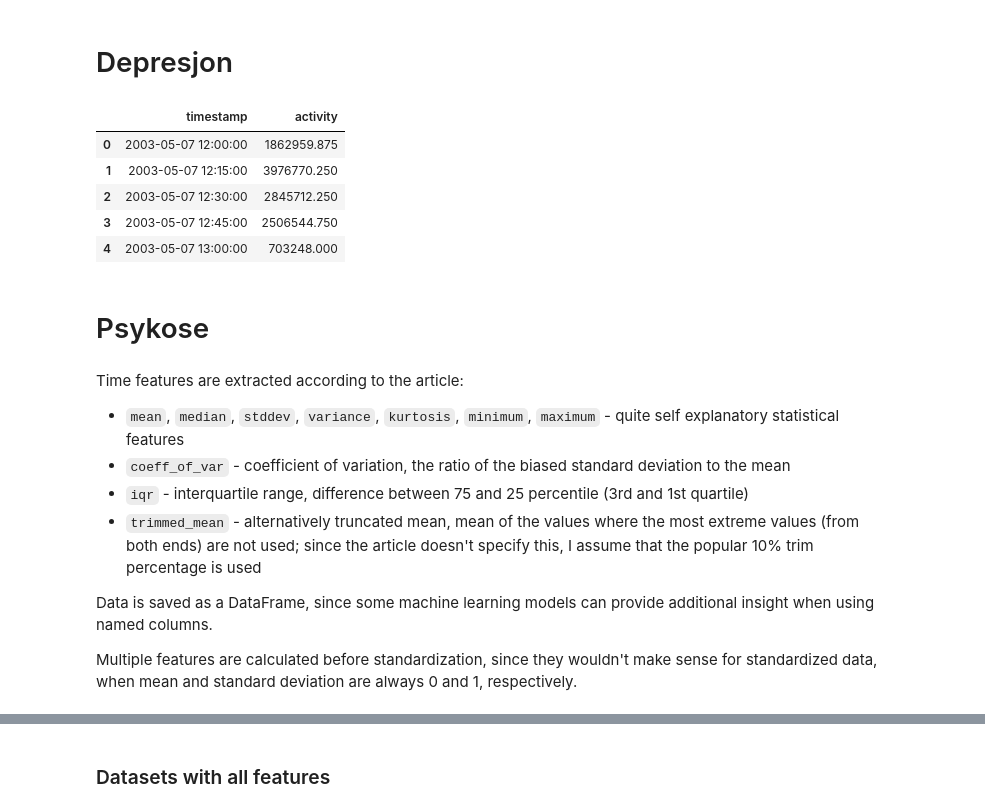
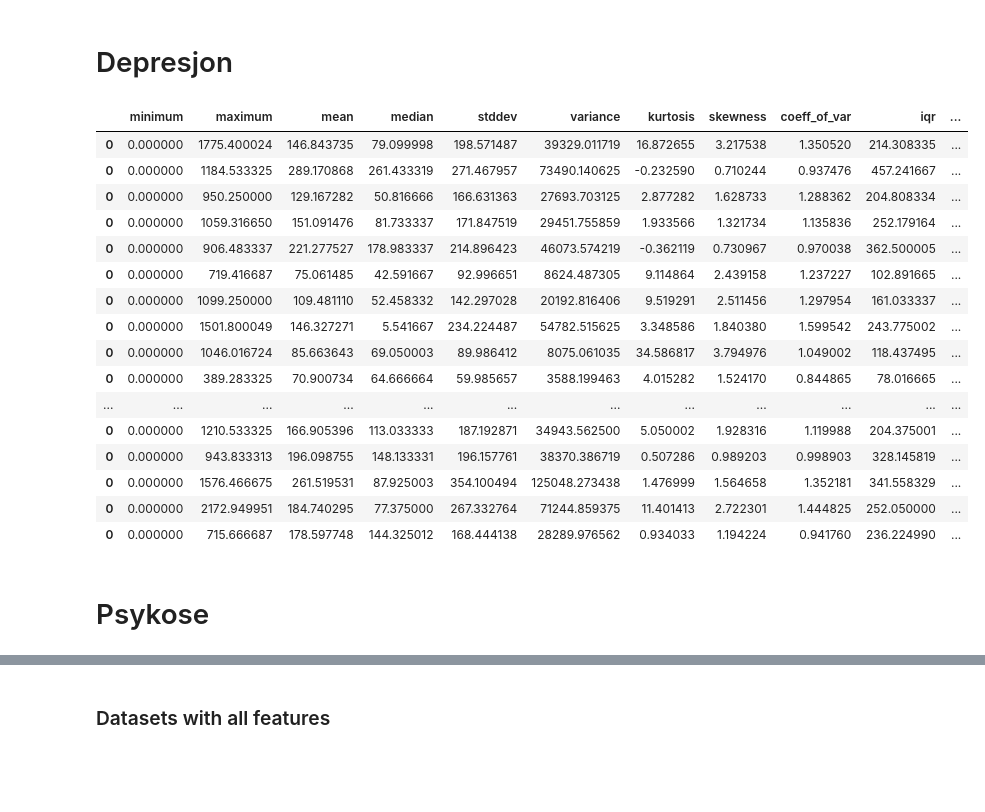
Before and after one commit to j-adamczyk/Mental_disorder_TS_feature_engineering, a Jupyter notebook: 2_manual_feature_extraction.ipynb, the cells around one changed output, grey strips where cells are left out. Drawn from its saved outputs; the diff is of its cells as text; code cells hidden in the pictures; blank space fills up the shorter version.

Commit message:
Manual feature extraction almost finished

```diff
--- a/2_manual_feature_extraction.ipynb
+++ b/2_manual_feature_extraction.ipynb
@@ -202,24 +340,30 @@ condition = dataset.condition
-# %%
-dfs = basic_data_cleaning(condition)
-df = dfs[0]
-df = group_by_frequency(df, period="hour_quarter", domain="freq")
-df.head()
-# %% [output]
-|  | timestamp | activity |
-| 0 | 2003-05-07 12:00:00 | 1862959.875 |
-| 1 | 2003-05-07 12:15:00 | 3976770.250 |
-| 2 | 2003-05-07 12:30:00 | 2845712.250 |
-| 3 | 2003-05-07 12:45:00 | 2506544.750 |
-| 4 | 2003-05-07 13:00:00 | 703248.000 |
+# %%
+dfs = basic_data_cleaning(condition)
+all_dfs = []
+for df in dfs:
+    df_resampled = resample_in_domain(df, frequency="hour", domain="time")
+    df_resampled = fill_missing_activity(df_resampled)
+    features = extract_time_features(df, df_resampled, time="full_24h")
+    all_dfs.append(features)
+
+pd.concat(all_dfs)
+# %% [output]
+|  | minimum | maximum | mean | median | stddev | variance | kurtosis | skewness | coeff_of_var | iqr | ... |
+| 0 | 0.000000 | 1775.400024 | 146.843735 | 79.099998 | 198.571487 | 39329.011719 | 16.872655 | 3.217538 | 1.350520 | 214.308335 | ... |
+| 0 | 0.000000 | 1184.533325 | 289.170868 | 261.433319 | 271.467957 | 73490.140625 | -0.232590 | 0.710244 | 0.937476 | 457.241667 | ... |
+| 0 | 0.000000 | 950.250000 | 129.167282 | 50.816666 | 166.631363 | 27693.703125 | 2.877282 | 1.628733 | 1.288362 | 204.808334 | ... |
+| 0 | 0.000000 | 1059.316650 | 151.091476 | 81.733337 | 171.847519 | 29451.755859 | 1.933566 | 1.321734 | 1.135836 | 252.179164 | ... |
+| 0 | 0.000000 | 906.483337 | 221.277527 | 178.983337 | 214.896423 | 46073.574219 | -0.362119 | 0.730967 | 0.970038 | 362.500005 | ... |
+| 0 | 0.000000 | 719.416687 | 75.061485 | 42.591667 | 92.996651 | 8624.487305 | 9.114864 | 2.439158 | 1.237227 | 102.891665 | ... |
+| 0 | 0.000000 | 1099.250000 | 109.481110 | 52.458332 | 142.297028 | 20192.816406 | 9.519291 | 2.511456 | 1.297954 | 161.033337 | ... |
+| 0 | 0.000000 | 1501.800049 | 146.327271 | 5.541667 | 234.224487 | 54782.515625 | 3.348586 | 1.840380 | 1.599542 | 243.775002 | ... |
+| 0 | 0.000000 | 1046.016724 | 85.663643 | 69.050003 | 89.986412 | 8075.061035 | 34.586817 | 3.794976 | 1.049002 | 118.437495 | ... |
+| 0 | 0.000000 | 389.283325 | 70.900734 | 64.666664 | 59.985657 | 3588.199463 | 4.015282 | 1.524170 | 0.844865 | 78.016665 | ... |
+| ... | ... | ... | ... | ... | ... | ... | ... | ... | ... | ... | ... |
+| 0 | 0.000000 | 1210.533325 | 166.905396 | 113.033333 | 187.192871 | 34943.562500 | 5.050002 | 1.928316 | 1.119988 | 204.375001 | ... |
+| 0 | 0.000000 | 943.833313 | 196.098755 | 148.133331 | 196.157761 | 38370.386719 | 0.507286 | 0.989203 | 0.998903 | 328.145819 | ... |
+| 0 | 0.000000 | 1576.466675 | 261.519531 | 87.925003 | 354.100494 | 125048.273438 | 1.476999 | 1.564658 | 1.352181 | 341.558329 | ... |
+| 0 | 0.000000 | 2172.949951 | 184.740295 | 77.375000 | 267.332764 | 71244.859375 | 11.401413 | 2.722301 | 1.444825 | 252.050000 | ... |
+| 0 | 0.000000 | 715.666687 | 178.597748 | 144.325012 | 168.444138 | 28289.976562 | 0.934033 | 1.194224 | 0.941760 | 236.224990 | ... |
 # %% [markdown]
 # Psykose
-# %% [markdown]
-Time features are extracted according to the article:
-- `mean`, `median`, `stddev`, `variance`, `kurtosis`, `minimum`, `maximum` - quite self explanatory statistical features
-- `coeff_of_var` - coefficient of variation, the ratio of the biased standard deviation to the mean
-- `iqr` - interquartile range, difference between 75 and 25 percentile (3rd and 1st quartile)
-- `trimmed_mean` - alternatively truncated mean, mean of the values where the most extreme values (from both ends) are not used; since the article doesn't specify this, I assume that the popular 10% trim percentage is used
-
-Data is saved as a DataFrame, since some machine learning models can provide additional insight when using named columns.
-
-Multiple features are calculated before standardization, since they wouldn't make sense for standardized data, when mean and standard deviation are always 0 and 1, respectively.
```
Also changed, not shown: parts of 50 cells of this notebook.
